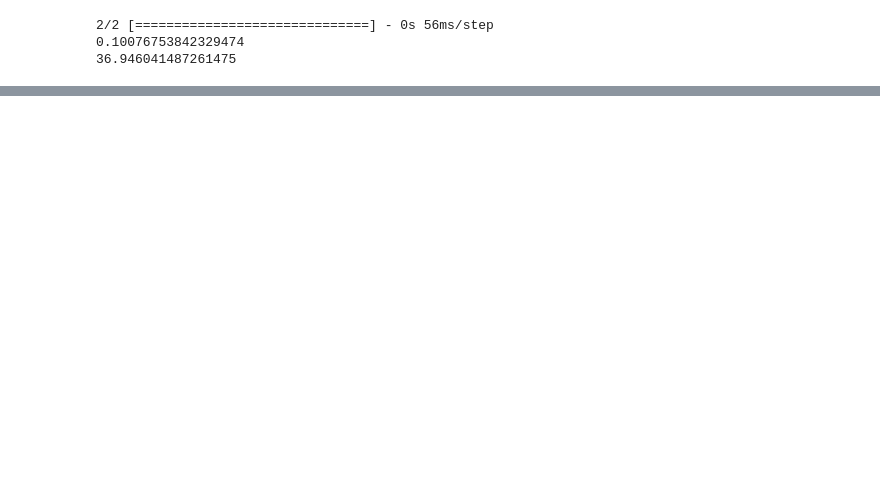
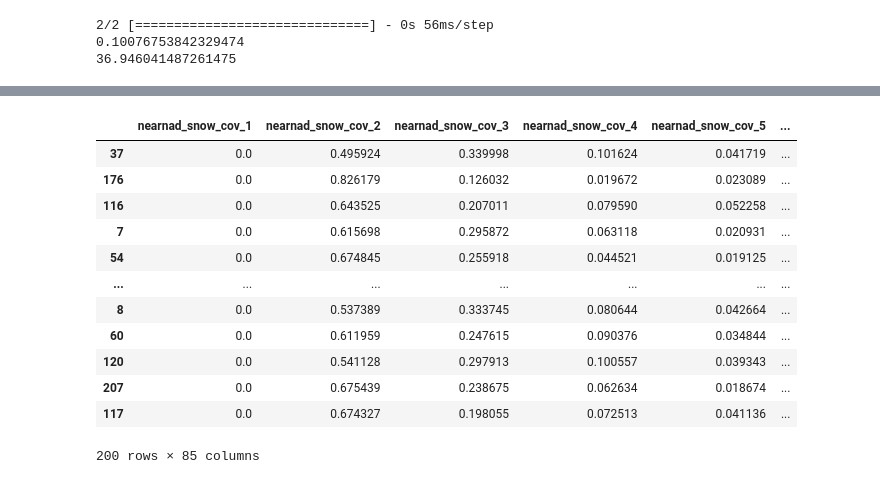
Before and after one commit to lollex90/masters-dissertation, a Jupyter notebook: main.ipynb, the cells around one changed output, grey strips where cells are left out. Drawn from its saved outputs; the diff is of its cells as text; code cells hidden in the pictures; blank space fills up the shorter version.

```diff
--- a/main.ipynb
+++ b/main.ipynb
@@ -312,0 +399,19 @@ print(percentage_error)
+# %%
+# fit a lasso regression model
+from sklearn.linear_model import Lasso
+
+model = Lasso(alpha=0)
+
+model.fit(X_train, y_train)
+
+# get the predictions
+y_hat = model.predict(X_test)
+
+# compute the mae
+mae = np.mean(np.abs(y_test - y_hat))
+
+# compute the mean percentage error
+percentage_error = np.mean(100*np.abs((y_test - y_hat) / y_test))
+
+print(mae)
+print(percentage_error)
@@ -312,0 +421,19 @@ print(percentage_error)
+# %%
+# fit a XGBoost model
+import xgboost as xgb
+
+model = xgb.XGBRegressor(objective="reg:squarederror", random_state=0)
+
+model.fit(X_train, y_train)
+
+# get the predictions
+y_hat = model.predict(X_test)
+
+# compute the mae
+mae = np.mean(np.abs(y_test - y_hat))
+
+# compute the mean percentage error
+percentage_error = np.mean(100*np.abs((y_test - y_hat) / y_test))
+
+print(mae)
+print(percentage_error)
@@ -312,0 +509,16 @@ print(percentage_error)
+# %%
+X_train
+# %% [output]
+|  | nearnad_snow_cov_1 | nearnad_snow_cov_2 | nearnad_snow_cov_3 | nearnad_snow_cov_4 | nearnad_snow_cov_5 | ... |
+| 37 | 0.0 | 0.495924 | 0.339998 | 0.101624 | 0.041719 | ... |
+| 176 | 0.0 | 0.826179 | 0.126032 | 0.019672 | 0.023089 | ... |
+| 116 | 0.0 | 0.643525 | 0.207011 | 0.079590 | 0.052258 | ... |
+| 7 | 0.0 | 0.615698 | 0.295872 | 0.063118 | 0.020931 | ... |
+| 54 | 0.0 | 0.674845 | 0.255918 | 0.044521 | 0.019125 | ... |
+| ... | ... | ... | ... | ... | ... | ... |
+| 8 | 0.0 | 0.537389 | 0.333745 | 0.080644 | 0.042664 | ... |
+| 60 | 0.0 | 0.611959 | 0.247615 | 0.090376 | 0.034844 | ... |
+| 120 | 0.0 | 0.541128 | 0.297913 | 0.100557 | 0.039343 | ... |
+| 207 | 0.0 | 0.675439 | 0.238675 | 0.062634 | 0.018674 | ... |
+| 117 | 0.0 | 0.674327 | 0.198055 | 0.072513 | 0.041136 | ... |
+200 rows × 85 columns
```
Also changed, not shown: parts of 18 cells of this notebook.
